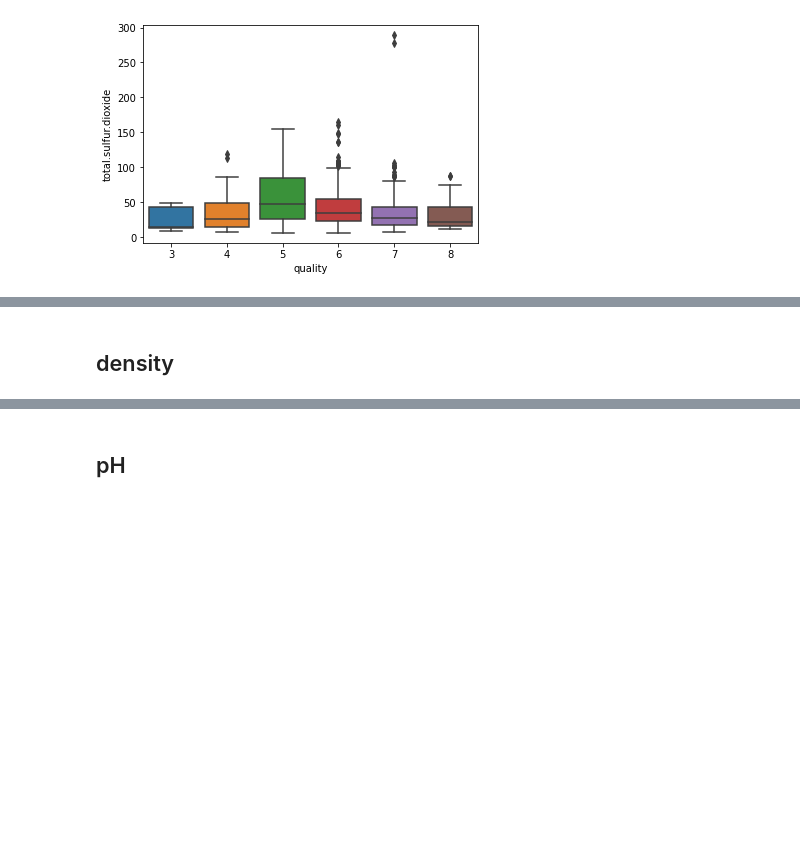
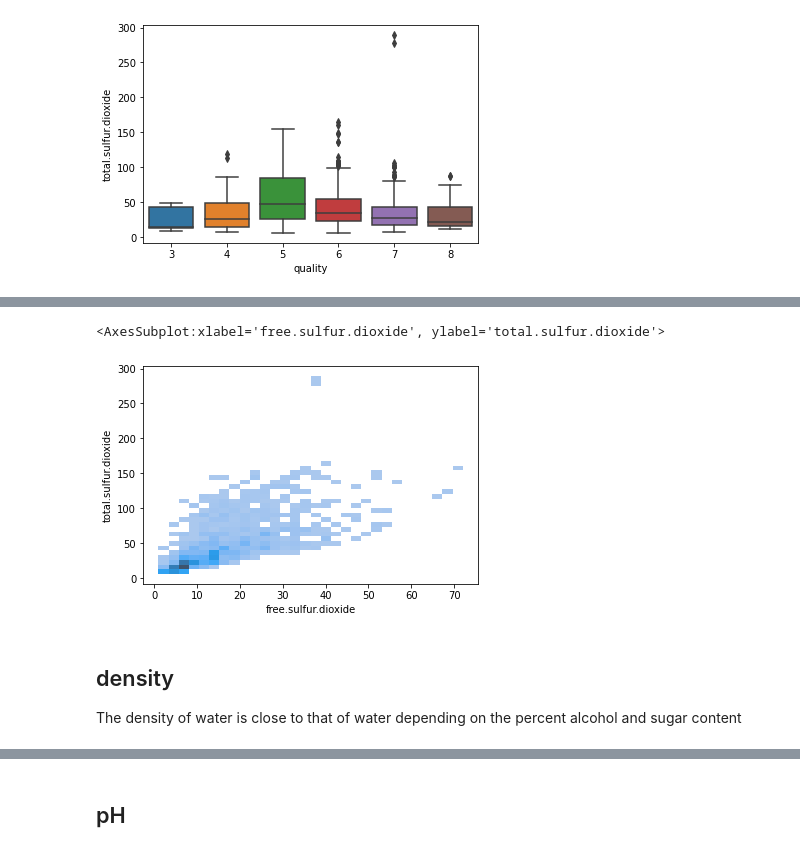
Before and after one commit to leo-hoet/explotaciondedatos, a Jupyter notebook: tp3.ipynb, the cells around one changed output, grey strips where cells are left out. Saved outputs shown, nothing was run; the diff lists cells and outputs as text; code cells hidden in the pictures; blank space fills up the shorter version.

```diff
--- a/tp3.ipynb
+++ b/tp3.ipynb
@@ -244,5 +250,11 @@ Intercuartil range:  40.0
+# %%
+sns.histplot(data=df,y=key,x='free.sulfur.dioxide')
+# %% [output]
+<AxesSubplot:xlabel='free.sulfur.dioxide', ylabel='total.sulfur.dioxide'>
+[figure, added]
 # %% [markdown]
 ## density
+The density of water is close to that of water depending on the percent alcohol and sugar content
 # %%
 key = 'density'
 print(df[key].describe())
```
Also changed, not shown: parts of 19 cells of this notebook.
